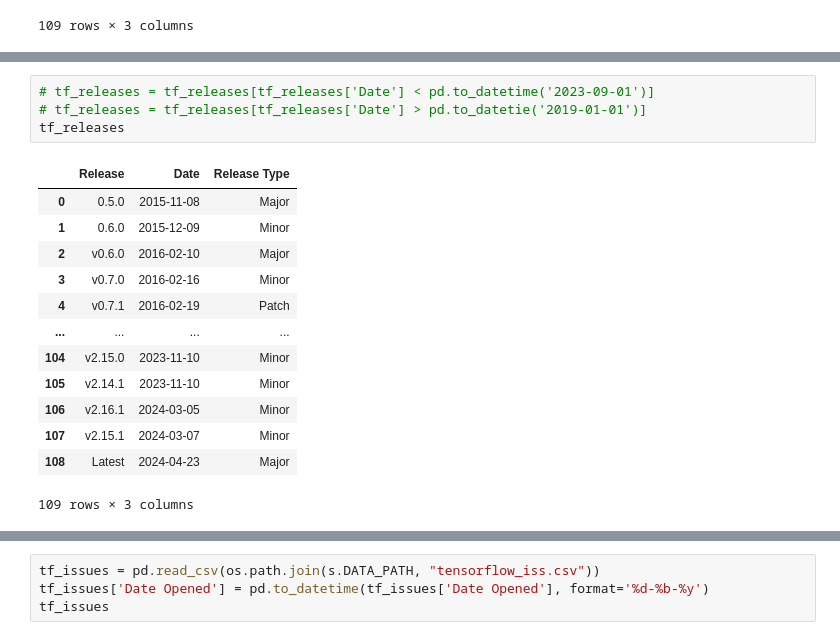
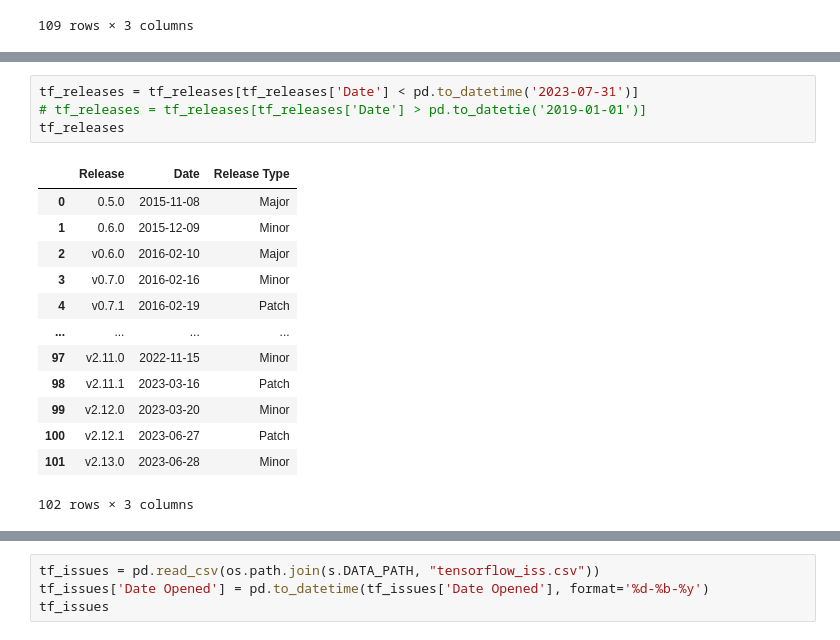
Before and after one commit to sharukat/docchameleon, a Jupyter notebook: doc_customizer_llm/customizer.ipynb, the cells around one changed output, grey strips where cells are left out. Drawn from its saved outputs; the diff is of its cells as text.

```diff
--- a/doc_customizer_llm/customizer.ipynb
+++ b/doc_customizer_llm/customizer.ipynb
@@ -897,18 +889,18 @@ Name: count, dtype: int64
 # %%
-# tf_releases = tf_releases[tf_releases['Date'] < pd.to_datetime('2023-09-01')]
+tf_releases = tf_releases[tf_releases['Date'] < pd.to_datetime('2023-07-31')]
 # tf_releases = tf_releases[tf_releases['Date'] > pd.to_datetie('2019-01-01')]
 tf_releases
 # %% [output]
 |  | Release | Date | Release Type |
 | 0 | 0.5.0 | 2015-11-08 | Major |
 | 1 | 0.6.0 | 2015-12-09 | Minor |
 | 2 | v0.6.0 | 2016-02-10 | Major |
 | 3 | v0.7.0 | 2016-02-16 | Minor |
 | 4 | v0.7.1 | 2016-02-19 | Patch |
 | ... | ... | ... | ... |
-| 104 | v2.15.0 | 2023-11-10 | Minor |
-| 105 | v2.14.1 | 2023-11-10 | Minor |
-| 106 | v2.16.1 | 2024-03-05 | Minor |
-| 107 | v2.15.1 | 2024-03-07 | Minor |
-| 108 | Latest | 2024-04-23 | Major |
+| 97 | v2.11.0 | 2022-11-15 | Minor |
+| 98 | v2.11.1 | 2023-03-16 | Patch |
+| 99 | v2.12.0 | 2023-03-20 | Minor |
+| 100 | v2.12.1 | 2023-06-27 | Patch |
+| 101 | v2.13.0 | 2023-06-28 | Minor |
-109 rows × 3 columns
+102 rows × 3 columns
```
Also changed, not shown: parts of 8 cells of this notebook, 58 other files.
